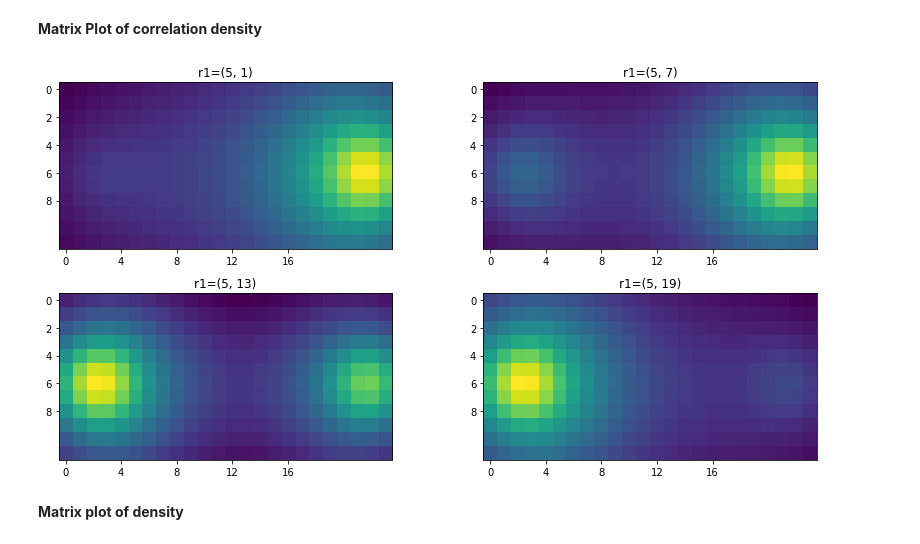
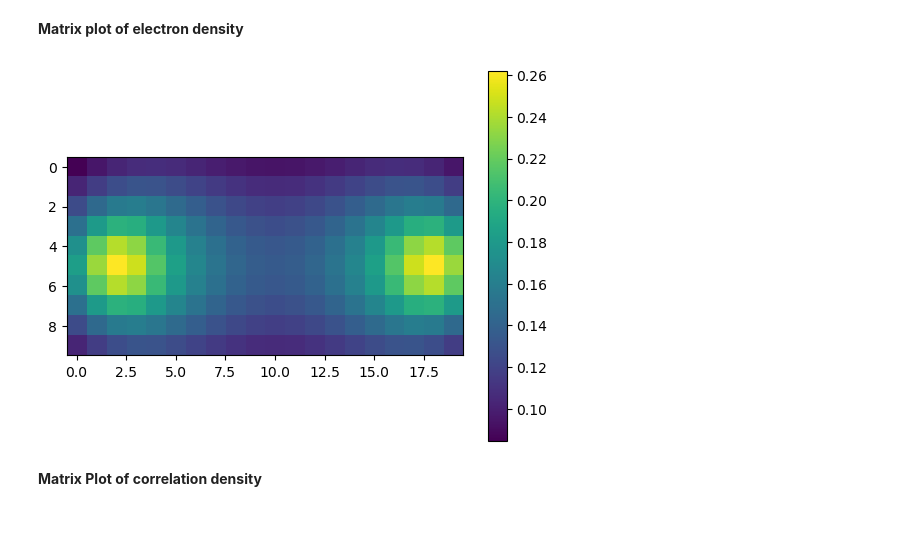
Before and after one commit to neutronengas/master_thesis, a Jupyter notebook: models/nnets/visualizations/visualizations.ipynb, the cells around one changed output. Cells and saved outputs as stored; diff of their text form; code cells hidden in the pictures.

```diff
--- a/models/nnets/visualizations/visualizations.ipynb
+++ b/models/nnets/visualizations/visualizations.ipynb
@@ -37,28 +95,10 @@ plt.show()
+# %% [markdown]
+**Matrix plot of electron density**
+# %%
+plt.imshow(density, cmap='viridis', interpolation='nearest')
+plt.colorbar()
+plt.show()
+# %% [output]
+[figure, added]
 # %% [markdown]
 **Matrix Plot of correlation density**
-# %%
-idx = [(5, 1), (5, 7), (5, 13), (5, 19)]
-width_ticks = 12
-corr_reshaped = corr.reshape((2 * width_ticks ** 2, width_ticks, 2 * width_ticks))
-plot_matrices = [corr_reshaped[np.ravel_multi_index(id, (width_ticks, 2 * width_ticks))] for id in idx]
-
-# Create a 2x4 grid of subplots
-fig, axes = plt.subplots(2, 2, figsize=(12, 6))
-
-# Iterate through the subplots and matrices
-for i, ax in enumerate(axes.flatten()):
-    matrix = plot_matrices[i]
-    ax.imshow(matrix, cmap='viridis', interpolation='nearest')
-    ax.set_title(f"r1={idx[i]}")
-    ax.set_xticks(np.arange(0, 20, 4))
-    ax.set_yticks(np.arange(0, 10, 2))
-
-# Adjust spacing between subplots
-plt.tight_layout()
-
-# Show the plot
-plt.show()
-# %% [output]
-[figure, removed]
-# %% [markdown]
-**Matrix plot of density**
```
Also changed, not shown: parts of 9 cells of this notebook, 31 other files.
